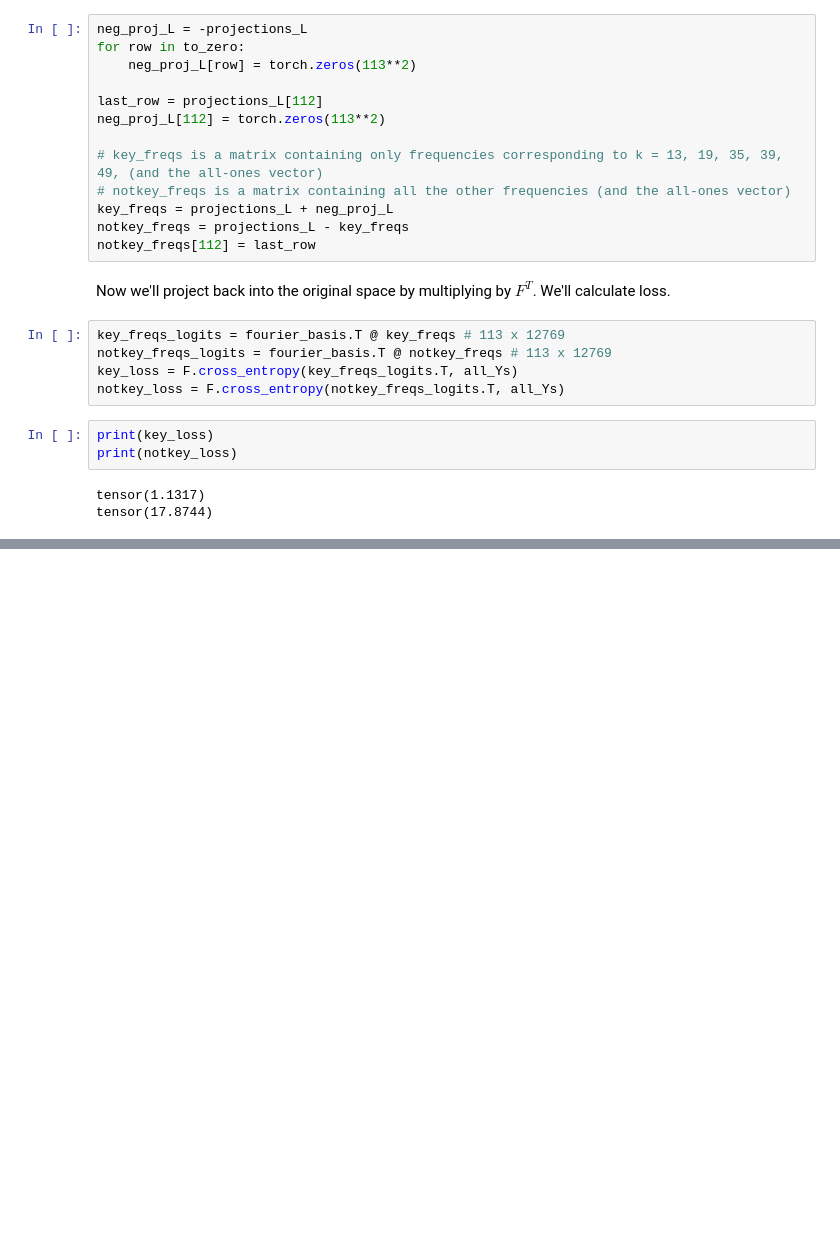
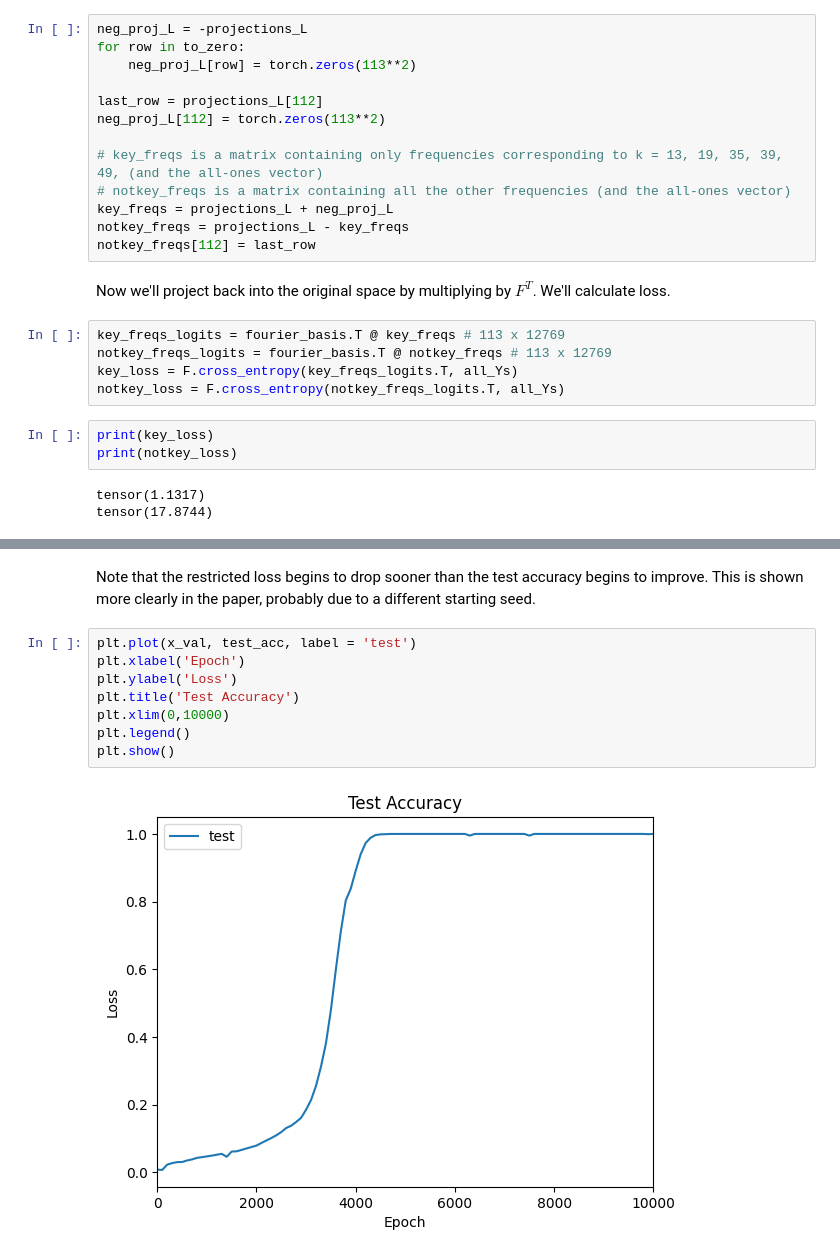
Before and after one commit to andrew-gong-wu/grokking-interp, a Jupyter notebook: analysis.ipynb, the cells around one changed output, grey strips where cells are left out. Saved outputs shown, nothing was run; the diff lists cells and outputs as text; blank space fills up the shorter version.

```diff
--- a/analysis.ipynb
+++ b/analysis.ipynb
@@ -417,0 +436,12 @@ Now we'll look at progress measures. We'll compute the loss based on key frequen
+# %% [markdown]
+Note that the restricted loss begins to drop sooner than the test accuracy begins to improve. This is shown more clearly in the paper, probably due to a different starting seed.
+# %%
+plt.plot(x_val, test_acc, label = 'test')
+plt.xlabel('Epoch')
+plt.ylabel('Loss')
+plt.title('Test Accuracy')
+plt.xlim(0,10000)
+plt.legend()
+plt.show()
+# %% [output]
+[figure, added]
```
Also changed, not shown: parts of 4 cells of this notebook, 4 other files.
